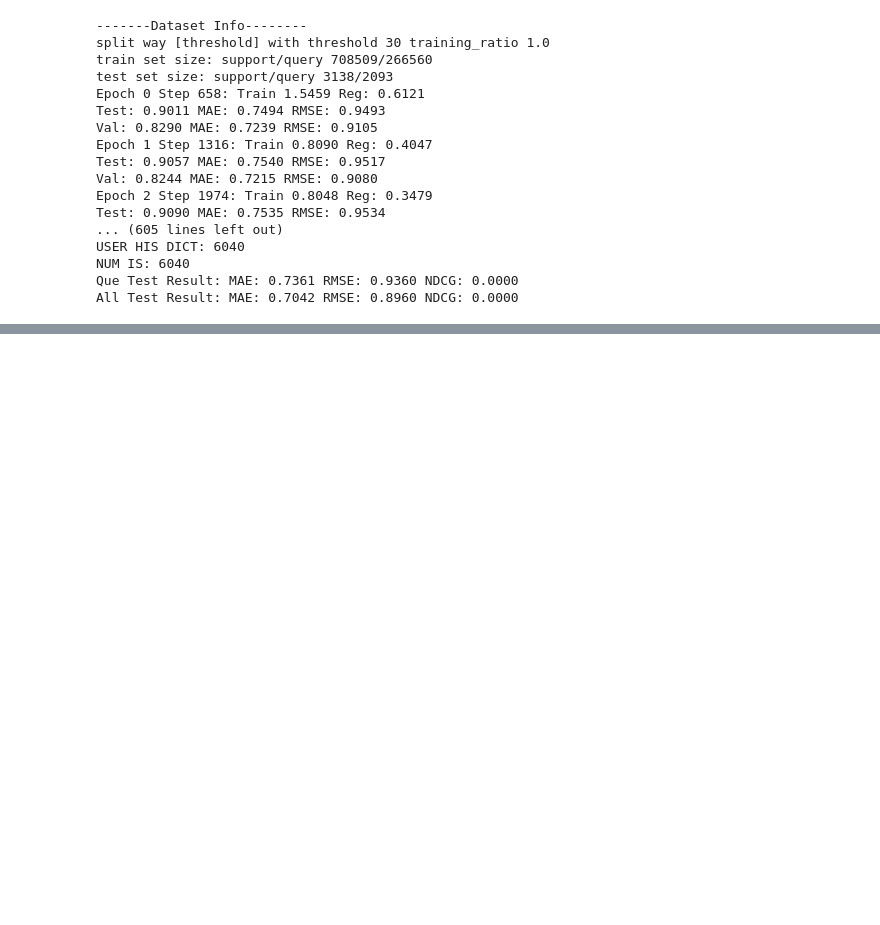
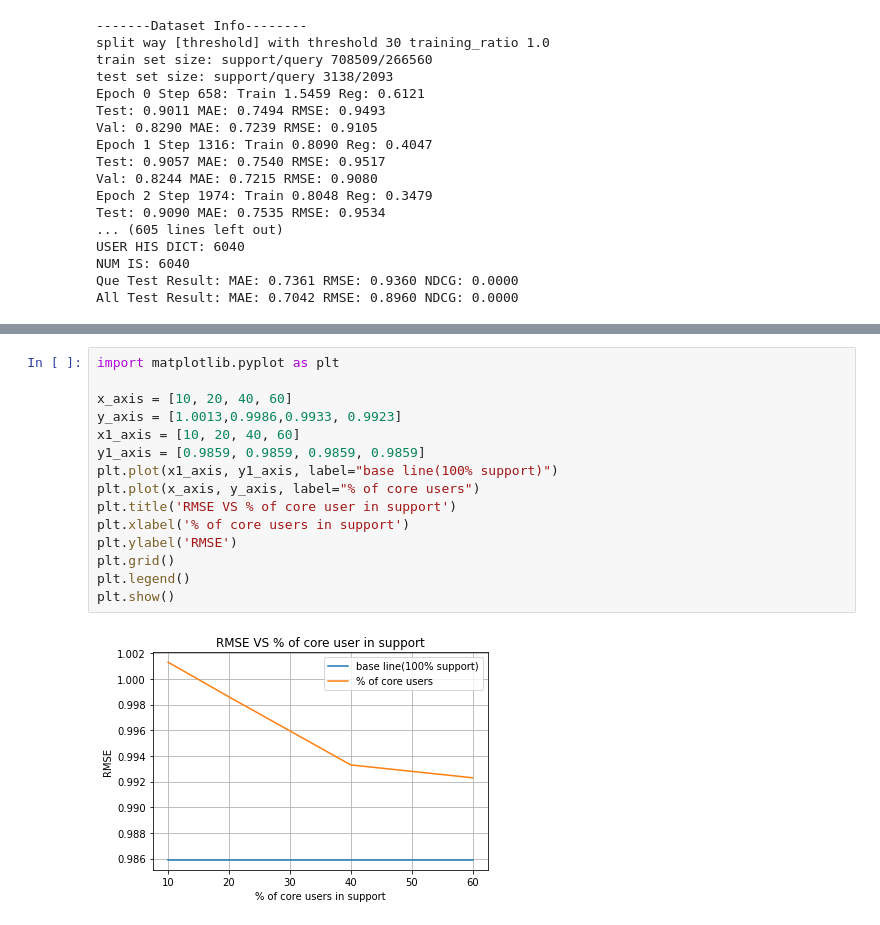
Before and after one commit to JRK123/IDCF, a Jupyter notebook: code/ml-1m/IDCF-NN/runsv2.ipynb, the cells around one changed output, grey strips where cells are left out. Drawn from its saved outputs; the diff is of its cells as text; blank space fills up the shorter version.

```diff
--- a/code/ml-1m/IDCF-NN/runsv2.ipynb
+++ b/code/ml-1m/IDCF-NN/runsv2.ipynb
@@ -409,0 +413,17 @@ plt.show()
+# %%
+import matplotlib.pyplot as plt
+
+x_axis = [10, 20, 40, 60]
+y_axis = [1.0013,0.9986,0.9933, 0.9923]
+x1_axis = [10, 20, 40, 60]
+y1_axis = [0.9859, 0.9859, 0.9859, 0.9859]
+plt.plot(x1_axis, y1_axis, label="base line(100% support)")
+plt.plot(x_axis, y_axis, label="% of core users")
+plt.title('RMSE VS % of core user in support')
+plt.xlabel('% of core users in support')
+plt.ylabel('RMSE')
+plt.grid()
+plt.legend()
+plt.show()
+# %% [output]
+[figure, added]
```
Also changed, not shown: parts of 1 cell of this notebook.
